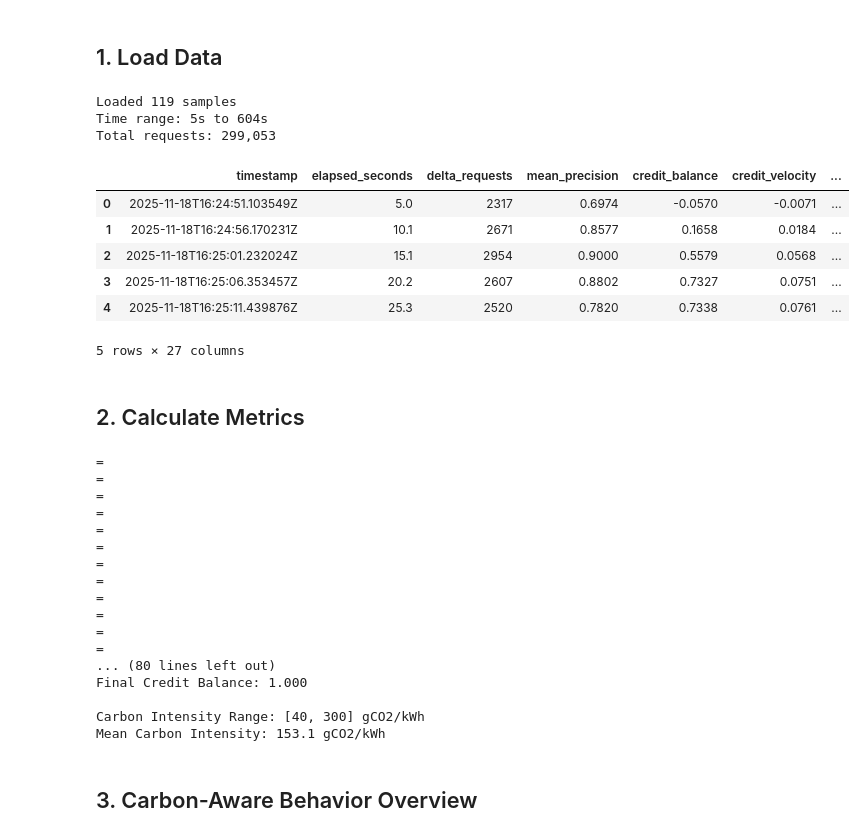
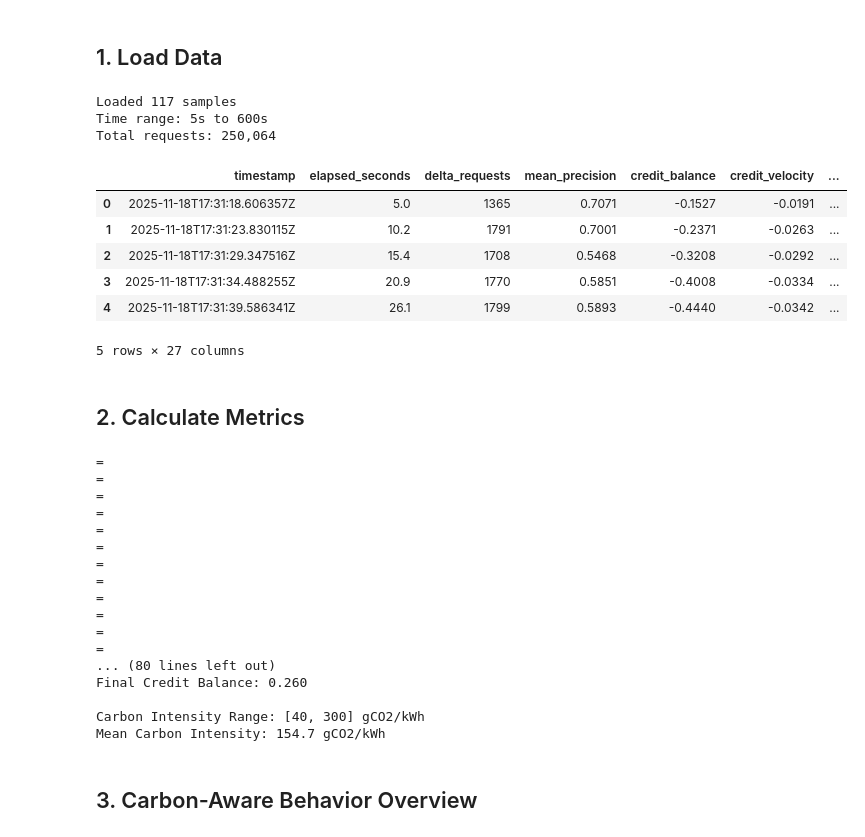
Before and after one commit to belgio99/k8s-carbonrouter, a Jupyter notebook: experiments/forecast_aware_global_analysis.ipynb, the cells around one changed output. Drawn from its saved outputs; the diff is of its cells as text; code cells hidden in the pictures.

```diff
--- a/experiments/forecast_aware_global_analysis.ipynb
+++ b/experiments/forecast_aware_global_analysis.ipynb
@@ -23,34 +23,34 @@ plt.rcParams['font.size'] = 11
 # %% [markdown]
 ## 1. Load Data
 # %%
-csv_path = "results/simple_20251118_162323/forecast-aware-global/timeseries.csv"
+csv_path = "results/simple_20251118_172950/forecast-aware-global/timeseries.csv"
 df = pd.read_csv(csv_path)
 
 # make sure precision request columns are numeric and present
 for col in ['requests_precision_30', 'requests_precision_50', 'requests_precision_100']:
 	if col in df.columns:
 		df[col] = pd.to_numeric(df[col], errors='coerce').fillna(0).astype(int)
 	else:
 		df[col] = 0
 
 # compute requests_total if missing (sum of precision buckets)
 if 'requests_total' not in df.columns:
 	df['requests_total'] = df['requests_precision_30'] + df['requests_precision_50'] + df['requests_precision_100']
 
 print(f"Loaded {len(df)} samples")
 print(f"Time range: {df['elapsed_seconds'].min():.0f}s to {df['elapsed_seconds'].max():.0f}s")
 print(f"Total requests: {df['requests_total'].sum():,.0f}")
 df.head()
 # %% [output]
-Loaded 119 samples
-Time range: 5s to 604s
-Total requests: 299,053
+Loaded 117 samples
+Time range: 5s to 600s
+Total requests: 250,064
 |  | timestamp | elapsed_seconds | delta_requests | mean_precision | credit_balance | credit_velocity | ... |
-| 0 | 2025-11-18T16:24:51.103549Z | 5.0 | 2317 | 0.6974 | -0.0570 | -0.0071 | ... |
-| 1 | 2025-11-18T16:24:56.170231Z | 10.1 | 2671 | 0.8577 | 0.1658 | 0.0184 | ... |
-| 2 | 2025-11-18T16:25:01.232024Z | 15.1 | 2954 | 0.9000 | 0.5579 | 0.0568 | ... |
-| 3 | 2025-11-18T16:25:06.353457Z | 20.2 | 2607 | 0.8802 | 0.7327 | 0.0751 | ... |
-| 4 | 2025-11-18T16:25:11.439876Z | 25.3 | 2520 | 0.7820 | 0.7338 | 0.0761 | ... |
+| 0 | 2025-11-18T17:31:18.606357Z | 5.0 | 1365 | 0.7071 | -0.1527 | -0.0191 | ... |
+| 1 | 2025-11-18T17:31:23.830115Z | 10.2 | 1791 | 0.7001 | -0.2371 | -0.0263 | ... |
+| 2 | 2025-11-18T17:31:29.347516Z | 15.4 | 1708 | 0.5468 | -0.3208 | -0.0292 | ... |
+| 3 | 2025-11-18T17:31:34.488255Z | 20.9 | 1770 | 0.5851 | -0.4008 | -0.0334 | ... |
+| 4 | 2025-11-18T17:31:39.586341Z | 26.1 | 1799 | 0.5893 | -0.4440 | -0.0342 | ... |
 5 rows × 27 columns
 # %% [markdown]
 ## 2. Calculate Metrics
@@ -92,10 +92,10 @@ print(f"Mean Carbon Intensity: {df['carbon_now'].mean():.1f} gCO2/kWh")
 =
 =
 ... (80 lines left out)
-Final Credit Balance: 1.000
+Final Credit Balance: 0.260
 
 Carbon Intensity Range: [40, 300] gCO2/kWh
-Mean Carbon Intensity: 153.1 gCO2/kWh
+Mean Carbon Intensity: 154.7 gCO2/kWh
 # %% [markdown]
 ## 3. Carbon-Aware Behavior Overview
 # %%
```
Also changed, not shown: parts of 5 cells of this notebook, 3 other files.
